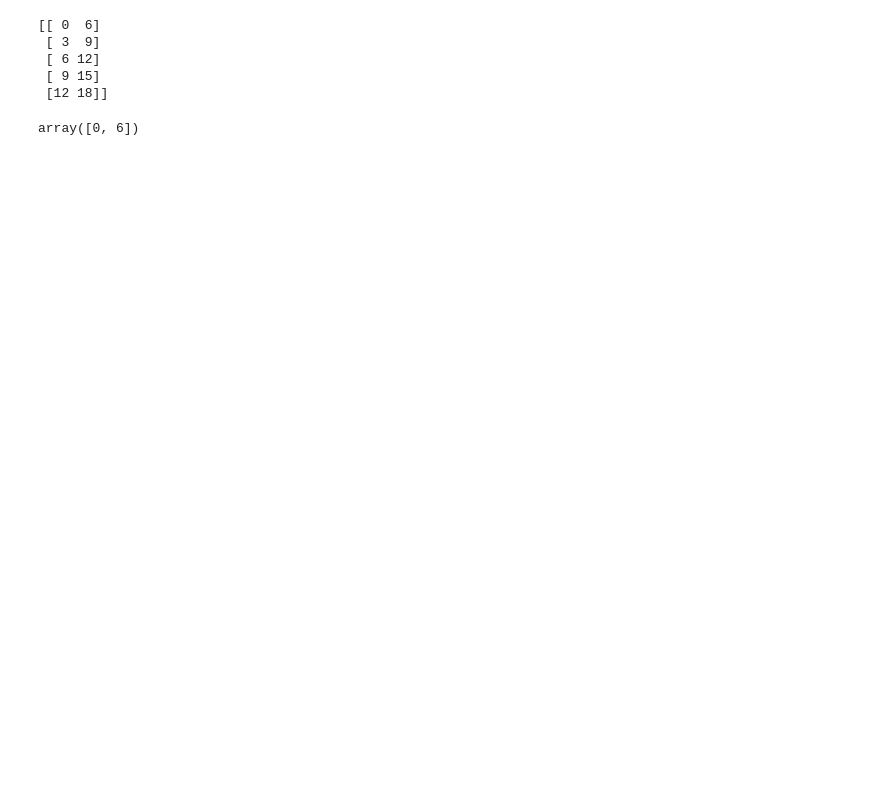
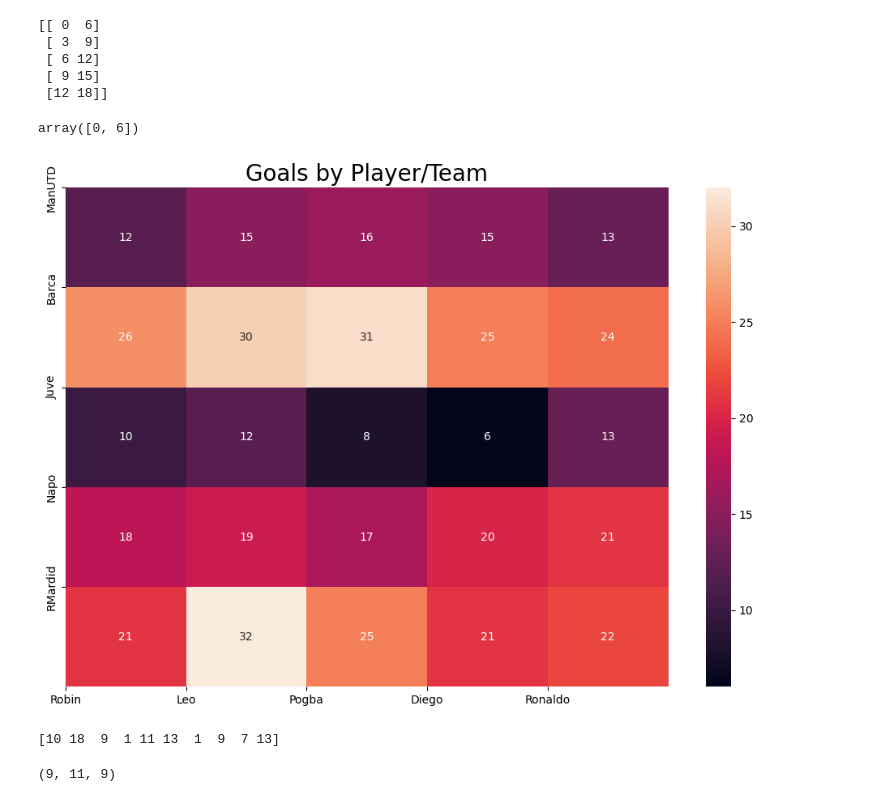
Before and after one commit to aaronbcrampton/50_Days_of_Data_Analysis_in_Python, a Jupyter notebook: 50 Days of Python study work.ipynb, the cells around one changed output. Saved outputs shown, nothing was run; the diff lists cells and outputs as text; code cells hidden in the pictures; blank space fills up the shorter version.

Commit message:
Day 8 Slicing Arrays

```diff
--- a/50 Days of Python study work.ipynb
+++ b/50 Days of Python study work.ipynb
@@ -519,3 +509,27 @@ arr_slice = arr_sum_swap[0,0:]
 arr_slice
 # %% [output]
 array([0, 6])
+# %%
+#create annotated heatmap of data from separate lists, xaxis = players and yaxis = teams
+players = ['Robin', 'Leo', 'Pogba', 'Diego', 'Ronaldo']
+teams = ['ManUTD', 'Barca', 'Juve', 'Napo', 'RMardid']
+goals = [[12,15,16,15,13],
+         [26,30,31,25,24],
+         [10,12,8,6,13],
+         [18,19,17,20,21],
+         [21,32,25,21,22]]
+
+arr1 = np.array(goals)
+# %%
+#plot create heatmap of goals with x-ticks = players and yticks = teams
+#alternate method for hist
+fig, ax = mpl.subplots(figsize=(12,8))
+sns.heatmap(arr1, annot = True)
+ax.set_xticks(np.arange(len(players)), labels = players)
+ax.set_yticks(np.arange(len(teams)), labels = teams)
+mpl.title("Goals by Player/Team", fontsize = 20)
+mpl.show()
+
+#calculate the gradient of the data
+# %% [output]
+[figure, added]
@@ -521,0 +538,12 @@ array([0, 6])
+# %%
+# Create 1 dim array of random integers 0 to 20 with size of 10 with seed
+rng = np.random.default_rng(seed=31)
+arr1 = rng.integers(0, 20, size=10)
+print(arr1)
+
+#slice array into subset array of 3 integers with first, second, and thrud integers being at indexes 2,4, and 7.
+arr1_sub1 = arr1[2], arr1[4], arr1[7]
+arr1_sub1
+# %% [output]
+[10 18  9  1 11 13  1  9  7 13]
+(9, 11, 9)
```
Also changed, not shown: parts of 6 cells of this notebook.
